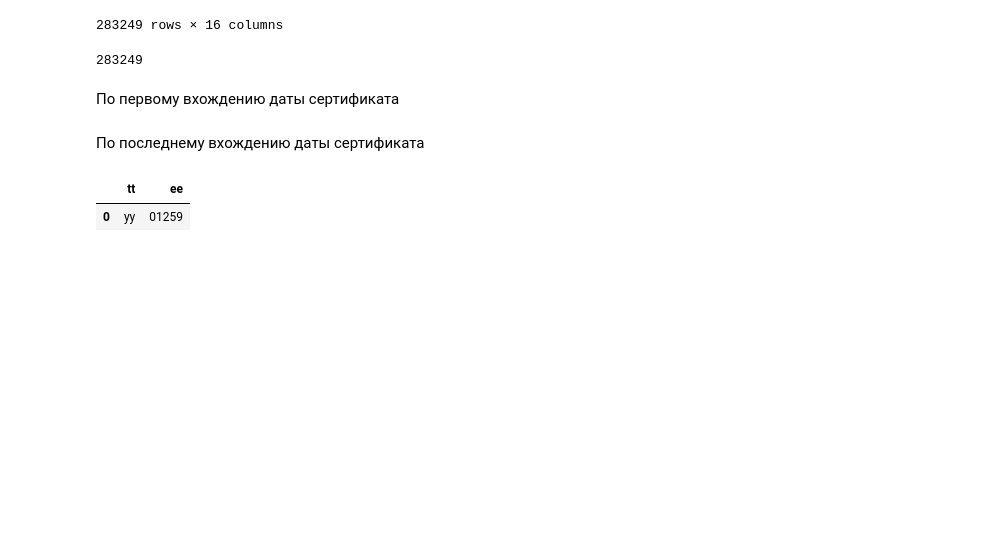
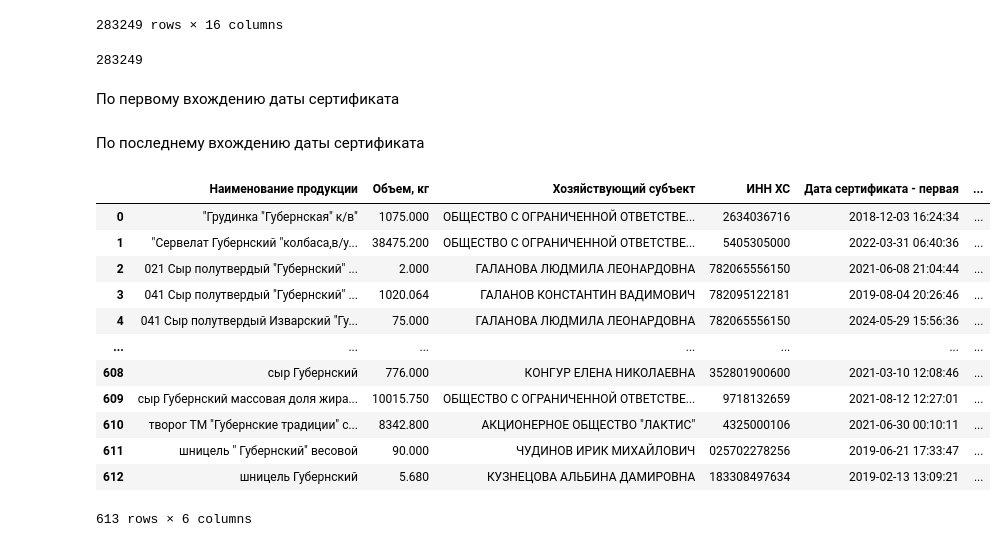
Before and after one commit to paraglideralex/legal-filter, a Jupyter notebook: excel-task.ipynb, the cells around one changed output. Saved outputs shown, nothing was run; the diff lists cells and outputs as text; code cells hidden in the pictures; blank space fills up the shorter version.

```diff
--- a/excel-task.ipynb
+++ b/excel-task.ipynb
@@ -75,5 +101,0 @@ test1 = pd.read_excel('test.xlsx', dtype={'ee': str})
-# %%
-test1
-# %% [output]
-|  | tt | ee |
-| 0 | yy | 01259 |
@@ -79,0 +104,16 @@ test1
+# %%
+df_grouped
+# %% [output]
+|  | Наименование продукции | Объем, кг | Хозяйствующий субъект | ИНН ХС | Дата сертификата - первая | ... |
+| 0 | "Грудинка "Губернская" к/в" | 1075.000 | ОБЩЕСТВО С ОГРАНИЧЕННОЙ ОТВЕТСТВЕ... | 2634036716 | 2018-12-03 16:24:34 | ... |
+| 1 | "Сервелат Губернский "колбаса,в/у... | 38475.200 | ОБЩЕСТВО С ОГРАНИЧЕННОЙ ОТВЕТСТВЕ... | 5405305000 | 2022-03-31 06:40:36 | ... |
+| 2 | 021 Сыр полутвердый "Губернский" ... | 2.000 | ГАЛАНОВА ЛЮДМИЛА ЛЕОНАРДОВНА | 782065556150 | 2021-06-08 21:04:44 | ... |
+| 3 | 041 Сыр полутвердый "Губернский" ... | 1020.064 | ГАЛАНОВ КОНСТАНТИН ВАДИМОВИЧ | 782095122181 | 2019-08-04 20:26:46 | ... |
+| 4 | 041 Сыр полутвердый Изварский "Гу... | 75.000 | ГАЛАНОВА ЛЮДМИЛА ЛЕОНАРДОВНА | 782065556150 | 2024-05-29 15:56:36 | ... |
+| ... | ... | ... | ... | ... | ... | ... |
+| 608 | сыр Губернский | 776.000 | КОНГУР ЕЛЕНА НИКОЛАЕВНА | 352801900600 | 2021-03-10 12:08:46 | ... |
+| 609 | сыр Губернский массовая доля жира... | 10015.750 | ОБЩЕСТВО С ОГРАНИЧЕННОЙ ОТВЕТСТВЕ... | 9718132659 | 2021-08-12 12:27:01 | ... |
+| 610 | творог ТМ "Губернские традиции" с... | 8342.800 | АКЦИОНЕРНОЕ ОБЩЕСТВО "ЛАКТИС" | 4325000106 | 2021-06-30 00:10:11 | ... |
+| 611 | шницель " Губернский" весовой | 90.000 | ЧУДИНОВ ИРИК МИХАЙЛОВИЧ | 025702278256 | 2019-06-21 17:33:47 | ... |
+| 612 | шницель Губернский | 5.680 | КУЗНЕЦОВА АЛЬБИНА ДАМИРОВНА | 183308497634 | 2019-02-13 13:09:21 | ... |
+613 rows × 6 columns
```
Also changed, not shown: parts of 20 cells of this notebook, 1 other file.
